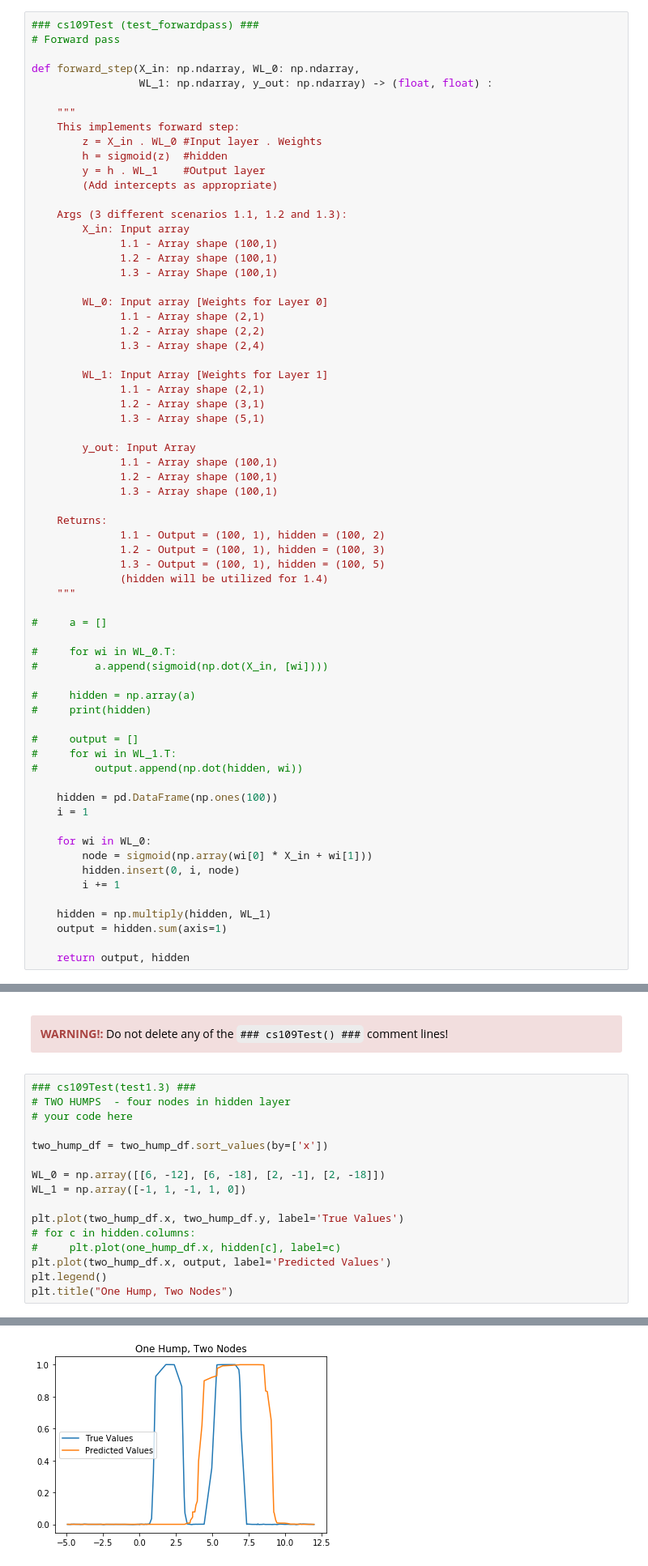
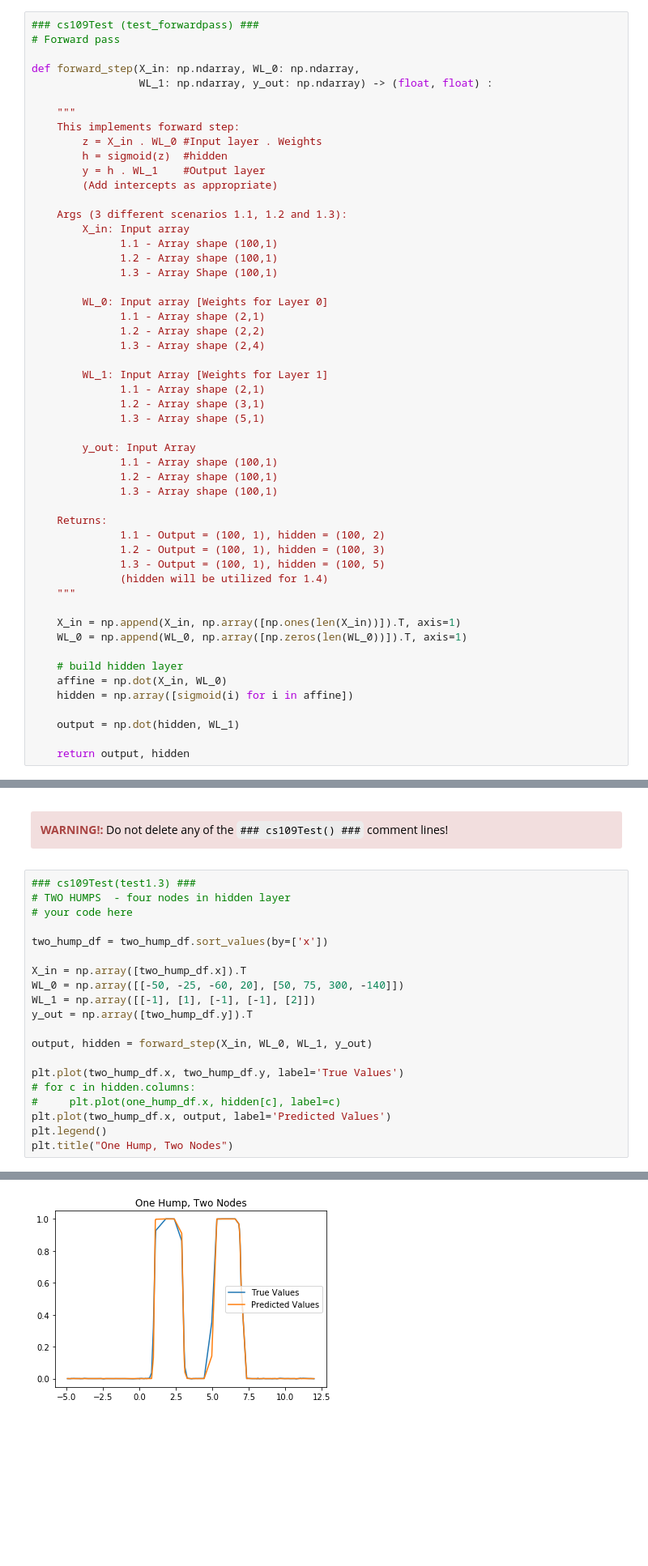
Before and after one commit to katiegrosch/2019-CS109A, a Jupyter notebook: content/homeworks/cs109a_hw7_209/cs109a_hw7.ipynb, the cells around one changed output, grey strips where cells are left out. Shown at 81% size. Drawn from its saved outputs; the diff is of its cells as text; blank space fills up the shorter version.

```diff
--- a/content/homeworks/cs109a_hw7_209/cs109a_hw7.ipynb
+++ b/content/homeworks/cs109a_hw7_209/cs109a_hw7.ipynb
@@ -158,28 +158,14 @@ def forward_step(X_in: np.ndarray, WL_0: np.ndarray,
               (hidden will be utilized for 1.4)
     """
 
-#     a = []
+    X_in = np.append(X_in, np.array([np.ones(len(X_in))]).T, axis=1)
+    WL_0 = np.append(WL_0, np.array([np.zeros(len(WL_0))]).T, axis=1)
 
-#     for wi in WL_0.T:
-#         a.append(sigmoid(np.dot(X_in, [wi])))
+    # build hidden layer
+    affine = np.dot(X_in, WL_0)
+    hidden = np.array([sigmoid(i) for i in affine])
 
-#     hidden = np.array(a)
-#     print(hidden)
-
-#     output = []
-#     for wi in WL_1.T:
-#         output.append(np.dot(hidden, wi))
-
-    hidden = pd.DataFrame(np.ones(100))
-    i = 1
-
-    for wi in WL_0:
-        node = sigmoid(np.array(wi[0] * X_in + wi[1]))
-        hidden.insert(0, i, node)
-        i += 1
-
-    hidden = np.multiply(hidden, WL_1)
-    output = hidden.sum(axis=1)
+    output = np.dot(hidden, WL_1)
 
     return output, hidden
 # %%
@@ -241,22 +229,26 @@ Text(0.5, 1.0, 'One Hump, Two Nodes')
 # %%
 ### cs109Test(test1.3) ###
 # TWO HUMPS  - four nodes in hidden layer
 # your code here
 
 two_hump_df = two_hump_df.sort_values(by=['x'])
 
-WL_0 = np.array([[6, -12], [6, -18], [2, -1], [2, -18]])
-WL_1 = np.array([-1, 1, -1, 1, 0])
+X_in = np.array([two_hump_df.x]).T
+WL_0 = np.array([[-50, -25, -60, 20], [50, 75, 300, -140]])
+WL_1 = np.array([[-1], [1], [-1], [-1], [2]])
+y_out = np.array([two_hump_df.y]).T
+
+output, hidden = forward_step(X_in, WL_0, WL_1, y_out)
 
 plt.plot(two_hump_df.x, two_hump_df.y, label='True Values')
 # for c in hidden.columns:
 #     plt.plot(one_hump_df.x, hidden[c], label=c)
 plt.plot(two_hump_df.x, output, label='Predicted Values')
 plt.legend()
 plt.title("One Hump, Two Nodes")
 # %% [output]
 Text(0.5, 1.0, 'One Hump, Two Nodes')
-[figure, old version]
+[figure, new version]
 # %% [markdown]
 **1.4** Choose the appropriate loss function and calculate and report the loss from all three cases. Derive the gradient of **the output layer's weights** for all three cases (step, one hump, and two humps). Use the weights for the hidden layers you found in the previous question and perform gradient descent on the weights of this layer (output layer). What are the optimized weight value and loss you obtained?
 
```
Also changed, not shown: parts of 22 cells of this notebook, 3 other files.
